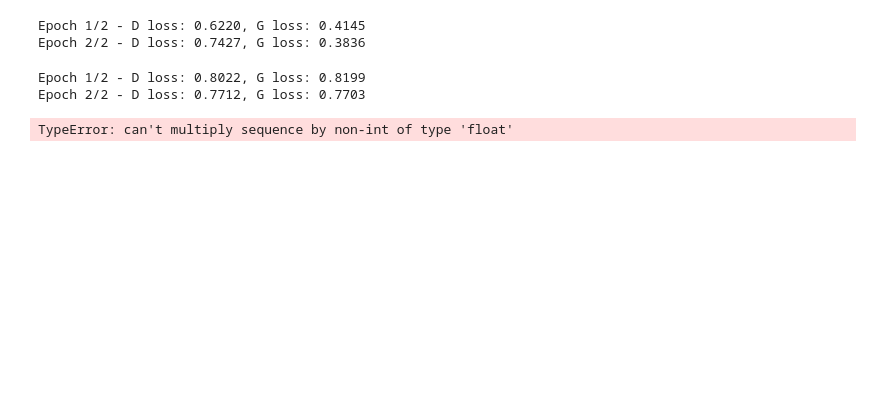
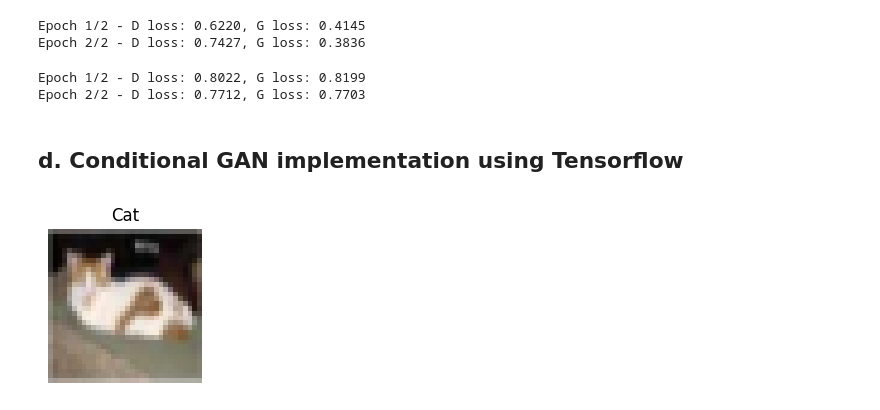
Before and after one commit to orbin123/Machine_Learning, a Jupyter notebook: Deep_Learning/GANs/generative_models.ipynb, the cells around one changed output. Drawn from its saved outputs; the diff is of its cells as text; code cells hidden in the pictures; blank space fills up the shorter version.

```diff
--- a/Deep_Learning/GANs/generative_models.ipynb
+++ b/Deep_Learning/GANs/generative_models.ipynb
@@ -286,38 +331,5 @@ for epoch in range(2):
 # %% [output]
 Epoch 1/2 - D loss: 0.8022, G loss: 0.8199
 Epoch 2/2 - D loss: 0.7712, G loss: 0.7703
-# %%
-x_train = x_train.astype('float32') / 255.0
-x_train = x_train.reshape(-1, 784)
-
-latent_dim = 50
-generator = tf.keras.Sequential([
-    layers.Dense(64, activation='relu', input_shape=(latent_dim, )),
-    layers.Dense(28*28, activation='sigmoid')
-])
-
-discriminator = tf.keras.Sequential([
-    layers.Dense(64, activation='relu', input_shape=(784, )),
-    layers.Dense(1, activation='sigmoid')
-])
-discriminator.compile(optimizer='adam', loss='binary_crossentropy')
-
-discriminator.trainable = False
-gan = tf.keras.Sequential([generator, discriminator])
-gan.compile(optimizer='adam', loss='binary_crossentropy')
-
-batch_size = 64
-for epoch in range(2):
-    idx = np.random.randint(0, x_train.shape[0], batch_size)
-    real = x_train[idx]
-    noise = np.random.randn(batch_size, latent_dim)
-    fake = generator(noise, training=False)
-
-    d_loss = 0.5 * (discriminator.train_on_batch(real, np.ones((batch_size, 1))),
-                    discriminator.train_on_batch(fake, np.zeros((batch_size, 1))))
-
-    g_loss =gan.train_on_batch(noise, np.ones((batch_size, 1)))
-
-    print(epoch, d_loss, g_loss)
-# %% [output]
-TypeError: can't multiply sequence by non-int of type 'float'
+# %% [markdown]
+## d. Conditional GAN implementation using Tensorflow
@@ -323,0 +347,25 @@ TypeError: can't multiply sequence by non-int of type 'float'
+# %%
+# Loading Dataset and Declaring Variables
+batch_size = 16
+epoch_count = 3
+noise_dim = 100
+n_class = 10
+tags = ['Airplane', 'Automobile', 'Bird', 'Cat', 'Deer', 'Dog', 'Frog','Horse', 'Ship', 'Truck']
+img_size = 32
+
+(X_train, y_train),(_, _) = cifar10.load_data()
+
+X_train = (X_train - 127.5)/ 127.5
+
+dataset = tf.data.Dataset.from_tensor_slices((X_train, y_train))
+dataset = dataset.shuffle(buffer_size=1000).batch(batch_size)
+# %%
+plt.figure(figsize=(2, 2))
+idx = np.random.randint(0, len(X_train))
+img = image.array_to_img(X_train[idx], scale=True)
+plt.imshow(img)
+plt.axis('off')
+plt.title(tags[y_train[idx][0]])
+plt.show()
+# %% [output]
+[figure, added]
```
Also changed, not shown: parts of 32 cells of this notebook, 3 other files.
